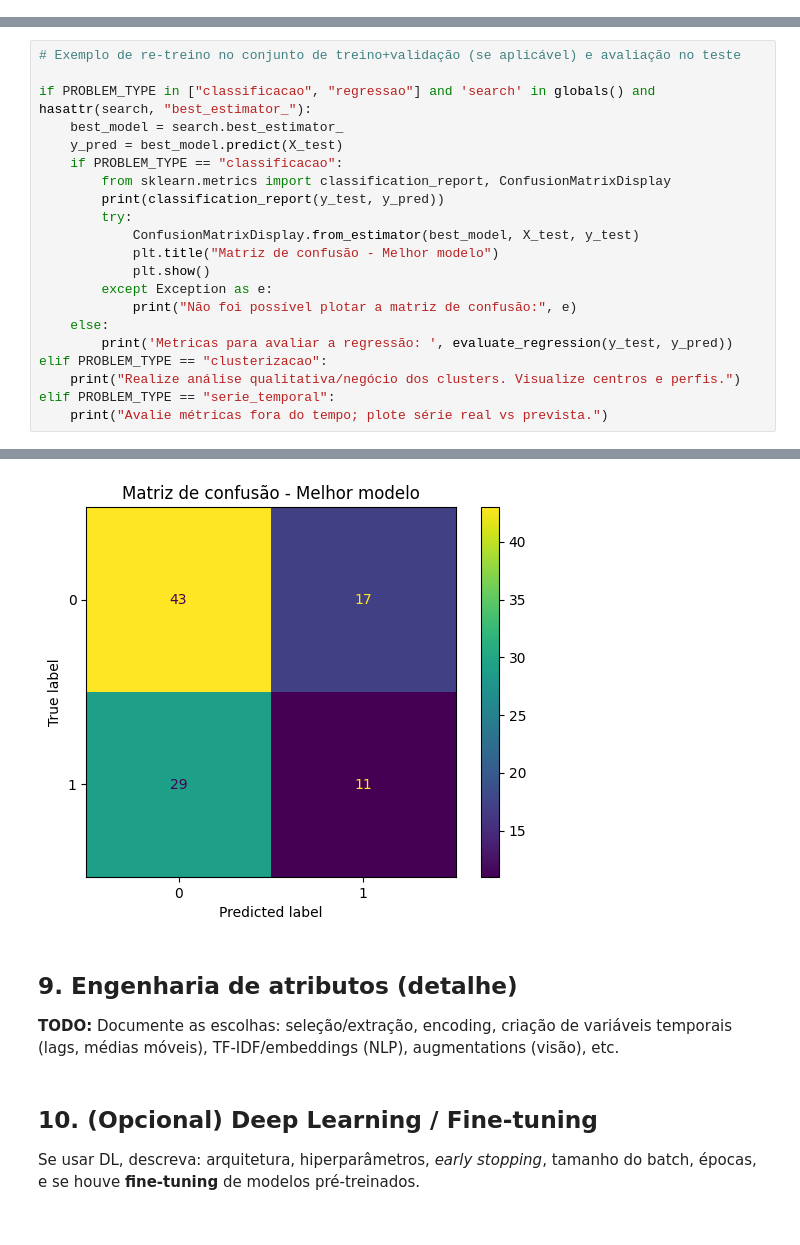
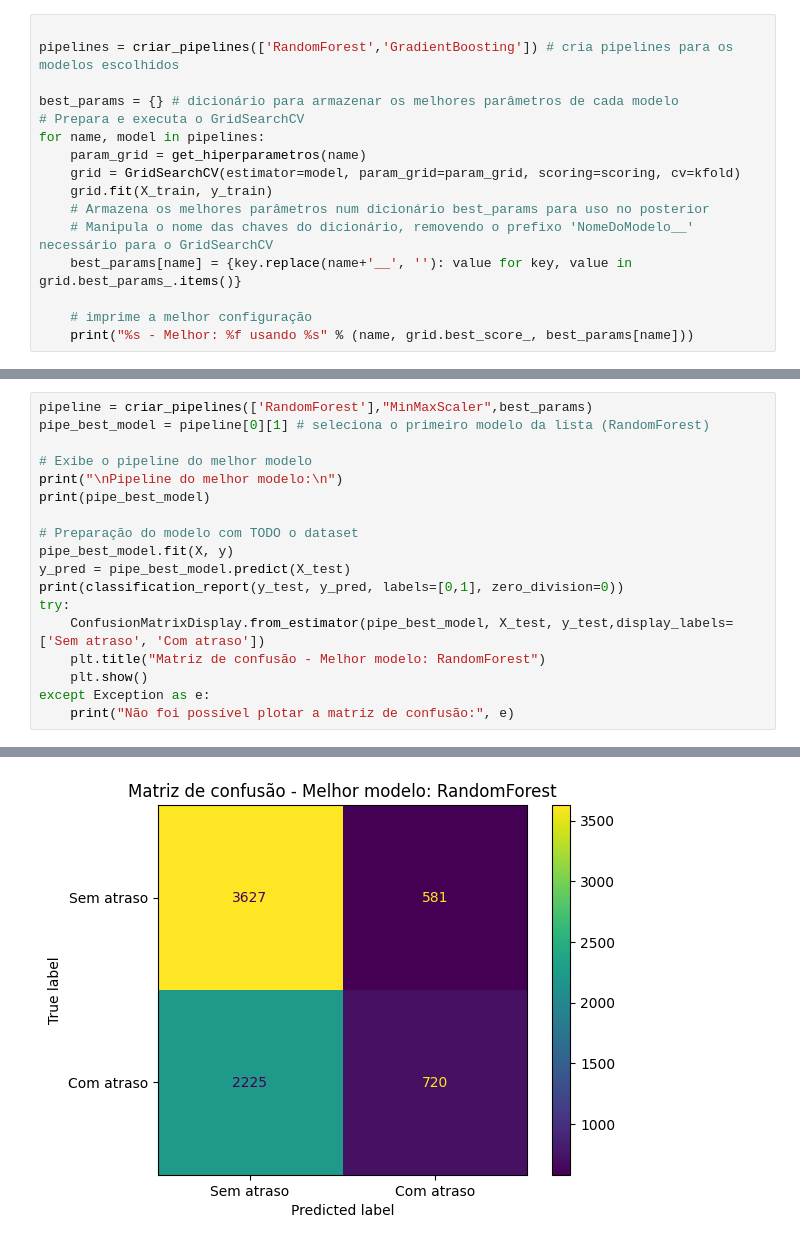
Before and after one commit to marcos-vmiranda/pos-pucrj-mvp, a Jupyter notebook: MVP_ML_MarcosMiranda.ipynb, the cells around one changed output, grey strips where cells are left out. Drawn from its saved outputs; the diff is of its cells as text.

```diff
--- a/MVP_ML_MarcosMiranda.ipynb
+++ b/MVP_ML_MarcosMiranda.ipynb
@@ -456,0 +502,16 @@ Melhores parâmetros: {'model__max_depth': 14, 'model__min_samples_split': 2, 'm
+# %%
+
+pipelines = criar_pipelines(['RandomForest','GradientBoosting']) # cria pipelines para os modelos escolhidos
+
+best_params = {} # dicionário para armazenar os melhores parâmetros de cada modelo
+# Prepara e executa o GridSearchCV
+for name, model in pipelines:
+    param_grid = get_hiperparametros(name)
+    grid = GridSearchCV(estimator=model, param_grid=param_grid, scoring=scoring, cv=kfold)
+    grid.fit(X_train, y_train)
+    # Armazena os melhores parâmetros num dicionário best_params para uso no posterior
+    # Manipula o nome das chaves do dicionário, removendo o prefixo 'NomeDoModelo__' necessário para o GridSearchCV
+    best_params[name] = {key.replace(name+'__', ''): value for key, value in grid.best_params_.items()}
+
+    # imprime a melhor configuração
+    print("%s - Melhor: %f usando %s" % (name, grid.best_score_, best_params[name]))
@@ -463,22 +608,19 @@ Melhores parâmetros: {'model__max_depth': 14, 'model__min_samples_split': 2, 'm
 # %%
-# Exemplo de re-treino no conjunto de treino+validação (se aplicável) e avaliação no teste
+pipeline = criar_pipelines(['RandomForest'],"MinMaxScaler",best_params)
+pipe_best_model = pipeline[0][1] # seleciona o primeiro modelo da lista (RandomForest)
 
-if PROBLEM_TYPE in ["classificacao", "regressao"] and 'search' in globals() and hasattr(search, "best_estimator_"):
-    best_model = search.best_estimator_
-    y_pred = best_model.predict(X_test)
-    if PROBLEM_TYPE == "classificacao":
-        from sklearn.metrics import classification_report, ConfusionMatrixDisplay
-        print(classification_report(y_test, y_pred))
-        try:
-            ConfusionMatrixDisplay.from_estimator(best_model, X_test, y_test)
-            plt.title("Matriz de confusão - Melhor modelo")
-            plt.show()
-        except Exception as e:
-            print("Não foi possível plotar a matriz de confusão:", e)
-    else:
-        print('Metricas para avaliar a regressão: ', evaluate_regression(y_test, y_pred))
-elif PROBLEM_TYPE == "clusterizacao":
-    print("Realize análise qualitativa/negócio dos clusters. Visualize centros e perfis.")
-elif PROBLEM_TYPE == "serie_temporal":
-    print("Avalie métricas fora do tempo; plote série real vs prevista.")
+# Exibe o pipeline do melhor modelo
+print("\nPipeline do melhor modelo:\n")
+print(pipe_best_model)
+
+# Preparação do modelo com TODO o dataset
+pipe_best_model.fit(X, y)
+y_pred = pipe_best_model.predict(X_test)
+print(classification_report(y_test, y_pred, labels=[0,1], zero_division=0))
+try:
+    ConfusionMatrixDisplay.from_estimator(pipe_best_model, X_test, y_test,display_labels=['Sem atraso', 'Com atraso'])
+    plt.title("Matriz de confusão - Melhor modelo: RandomForest")
+    plt.show()
+except Exception as e:
+    print("Não foi possível plotar a matriz de confusão:", e)
 # %% [output]
@@ -493,9 +641 @@ weighted avg       0.52      0.54      0.52       100
-[figure, old version]
+[figure, new version]
-# %% [markdown]
-
-## 9. Engenharia de atributos (detalhe)
-**TODO:** Documente as escolhas: seleção/extração, encoding, criação de variáveis temporais (lags, médias móveis), TF-IDF/embeddings (NLP), augmentations (visão), etc.
-# %% [markdown]
-
-## 10. (Opcional) Deep Learning / Fine-tuning
-Se usar DL, descreva: arquitetura, hiperparâmetros, _early stopping_, tamanho do batch, épocas, e se houve **fine-tuning** de modelos pré-treinados.
```
Also changed, not shown: parts of 52 cells of this notebook, 2 other files.
